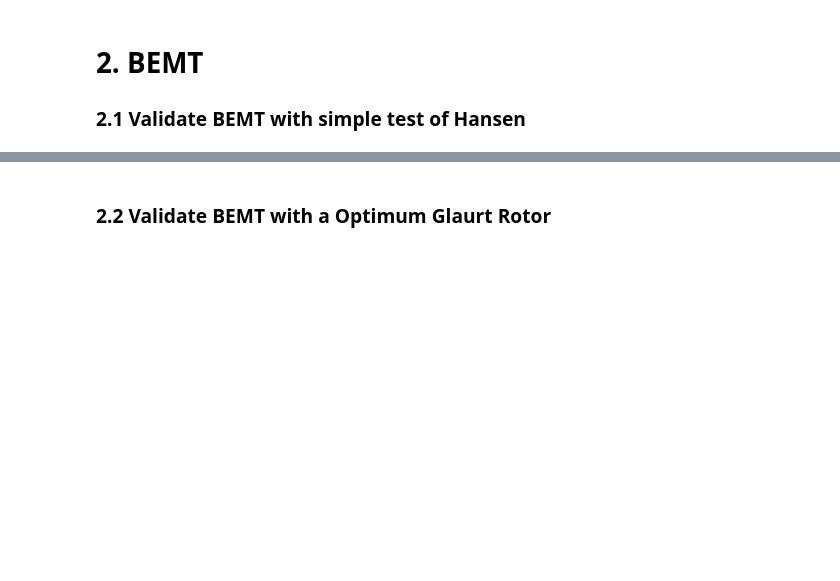
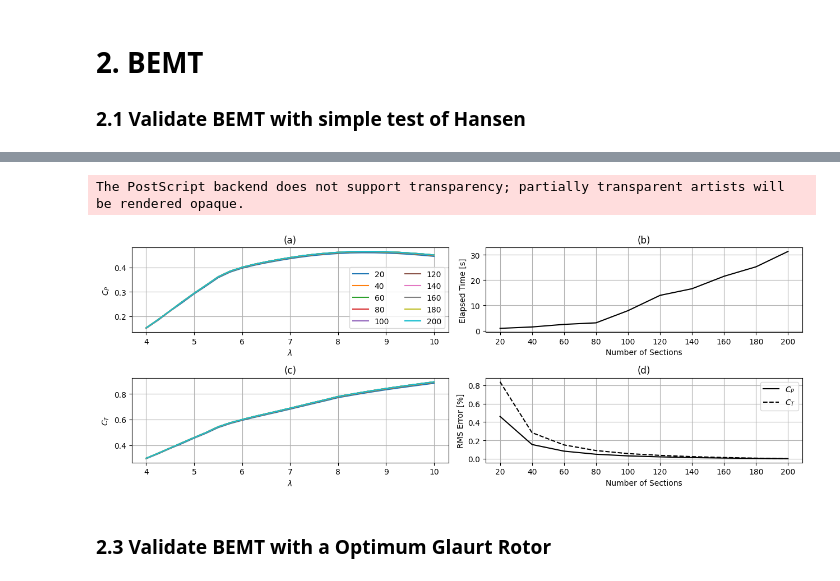
Before and after one commit to Widmark-Kaue/BEMT, a Jupyter notebook: case.ipynb, the cells around one changed output, grey strips where cells are left out. Drawn from its saved outputs; the diff is of its cells as text; code cells hidden in the pictures; blank space fills up the shorter version.

```diff
--- a/case.ipynb
+++ b/case.ipynb
@@ -451,3 +500,55 @@ display(test3.round(4))
+# %%
+error_rms_CP = (CP - CP[:,-1].reshape(-1,1).repeat(10, axis=1))**2
+error_rms_CP = np.sqrt(np.sum(error_rms_CP, axis=0)/len(TSR))
+
+error_rms_CT = (CT - CT[:,-1].reshape(-1,1).repeat(10, axis=1))**2
+error_rms_CT = np.sqrt(np.sum(error_rms_CT, axis=0)/len(TSR))
+
+fig = plt.figure(figsize = [12.8, 4.8])
+gs = GridSpec(2, 2)
+ax1 = fig.add_subplot(gs[0, 0])
+ax2 = fig.add_subplot(gs[1, 0])
+ax3 = fig.add_subplot(gs[0, 1])
+ax4 = fig.add_subplot(gs[1, 1])
+
+for n in range(len(n_sections)):
+    ax1.plot(TSR, CP[:, n], label=f'{n_sections[n]}')
+    ax2.plot(TSR, CT[:, n])
+
+ax1.set_title('(a)')
+ax1.set_xlabel(r'$\lambda$')
+ax1.set_ylabel(r'$C_P$')
+ax1.legend(loc = 'lower right', ncol = 2 )
+ax1.grid()
+
+ax2.set_title('(c)')
+ax2.set_xlabel(r'$\lambda$')
+ax2.set_ylabel(r'$C_T$')
+ax2.grid()
+
+ax3.plot(n_sections, t, 'k')
+ax3.set_xticks(n_sections)
+ax3.grid()
+ax3.set_title('(b)')
+ax3.set_xlabel('Number of Sections')
+ax3.set_ylabel('Elapsed Time [s]')
+
+ax4.plot(n_sections, error_rms_CP *100, 'k', label = r'$C_P$')
+ax4.plot(n_sections, error_rms_CT *100, 'k--', label = r'$C_T$')
+ax4.set_xticks(n_sections)
+ax4.legend()
+ax4.grid()
+ax4.set_title('(d)')
+ax4.set_xlabel('Number of Sections')
+ax4.set_ylabel('RMS Error [%]')
+
+plt.tight_layout()
+if save_images:
+    fig.savefig(image_path.joinpath('convergence_analysis.eps'), format = 'eps', dpi = dpi)
+plt.show()
+# %% [output]
+The PostScript backend does not support transparency; partially transparent artists will be rendered opaque.
+[figure, added]
 # %% [markdown]
-### 2.2 Validate BEMT with a Optimum Glaurt Rotor
+### 2.3 Validate BEMT with a Optimum Glaurt Rotor
 # %%
```
Also changed, not shown: parts of 19 cells of this notebook, 3 other files.
